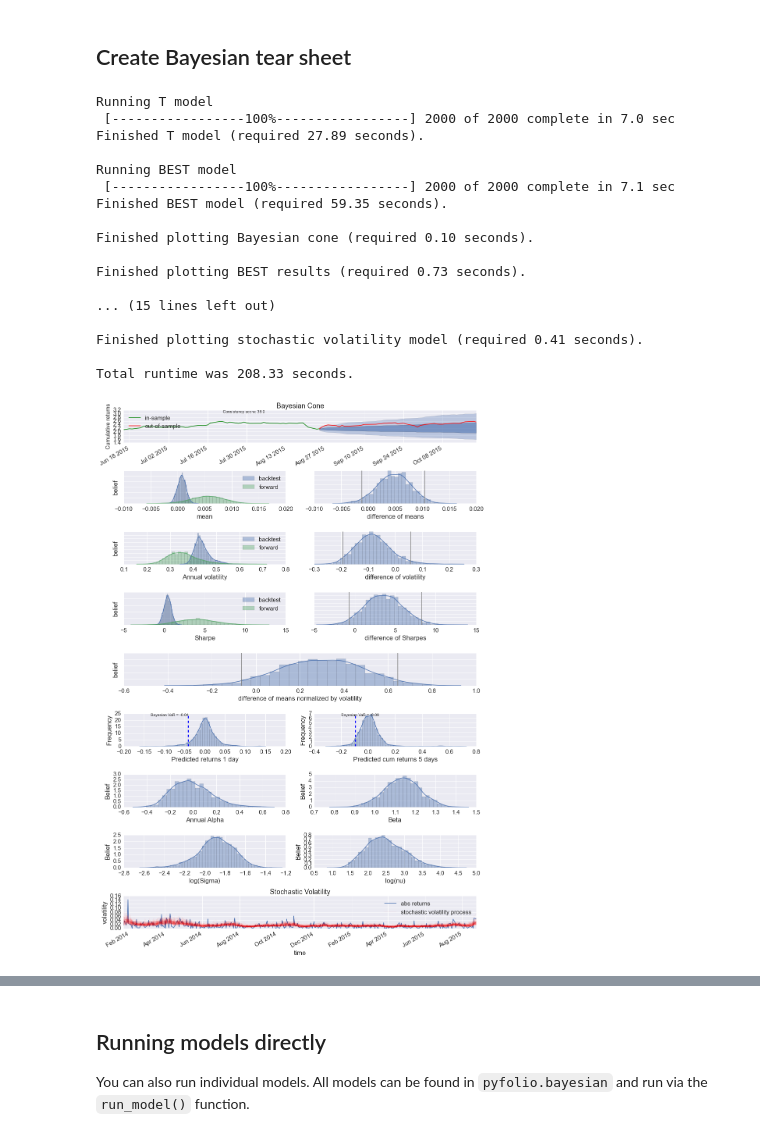
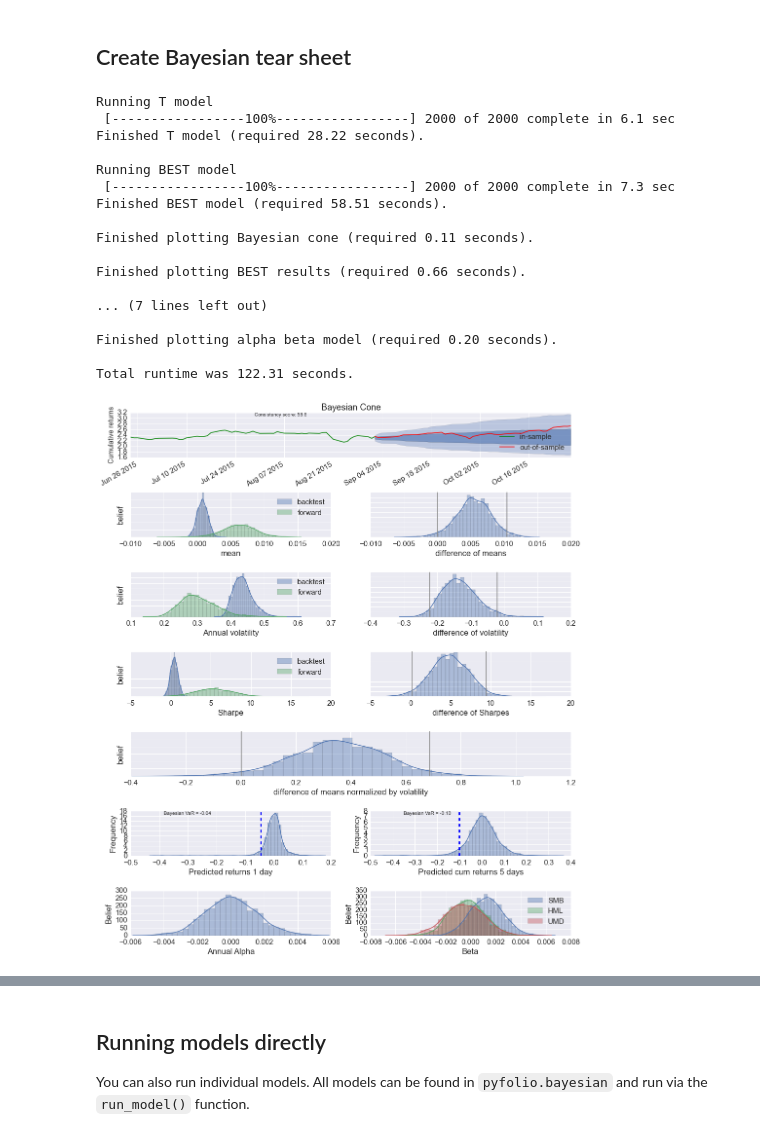
Before and after one commit to quantopian/pyfolio, a Jupyter notebook: pyfolio/examples/bayesian.ipynb, the cells around one changed output, grey strips where cells are left out. Drawn from its saved outputs; the diff is of its cells as text; code cells hidden in the pictures.

Commit message:
Fama-French benchmark implemented
alpha beta plot uses S&P500 by default, but users can specify
benchmark_rets=“Fama-French” to show alpha and betas for Fama-French
risk factors instead.

```diff
--- a/pyfolio/examples/bayesian.ipynb
+++ b/pyfolio/examples/bayesian.ipynb
@@ -20,26 +22,26 @@ stock_rets = pf.utils.get_symbol_rets('FB')
 # %%
 out_of_sample = stock_rets.index[-40]
 # %%
-pf.create_bayesian_tear_sheet(stock_rets, live_start_date=out_of_sample, stoch_vol=True)
+pf.create_bayesian_tear_sheet(stock_rets, live_start_date=out_of_sample, stoch_vol=False, benchmark_rets="Fama-French")
 # %% [output]
 Running T model
- [-----------------100%-----------------] 2000 of 2000 complete in 7.0 sec
-Finished T model (required 27.89 seconds).
+ [-----------------100%-----------------] 2000 of 2000 complete in 6.1 sec
+Finished T model (required 28.22 seconds).
 
 Running BEST model
- [-----------------100%-----------------] 2000 of 2000 complete in 7.1 sec
-Finished BEST model (required 59.35 seconds).
+ [-----------------100%-----------------] 2000 of 2000 complete in 7.3 sec
+Finished BEST model (required 58.51 seconds).
 
-Finished plotting Bayesian cone (required 0.10 seconds).
+Finished plotting Bayesian cone (required 0.11 seconds).
 
-Finished plotting BEST results (required 0.73 seconds).
+Finished plotting BEST results (required 0.66 seconds).
 
-... (15 lines left out)
+... (7 lines left out)
 
-Finished plotting stochastic volatility model (required 0.41 seconds).
+Finished plotting alpha beta model (required 0.20 seconds).
 
-Total runtime was 208.33 seconds.
+Total runtime was 122.31 seconds.
-[figure, old version]
+[figure, new version]
 # %% [markdown]
 Lets go through these row by row:
 
```
Also changed, not shown: parts of 2 cells of this notebook, 2 other files.
